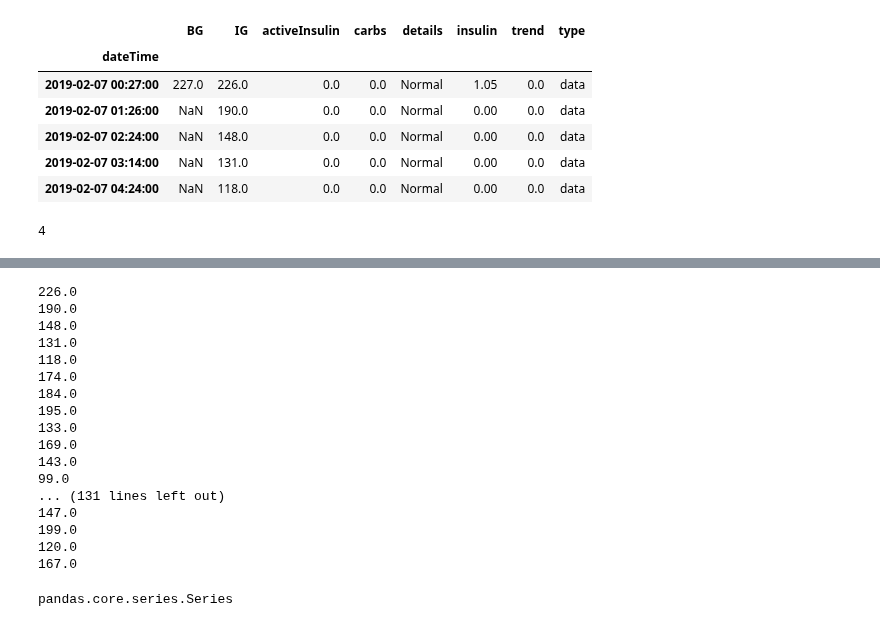
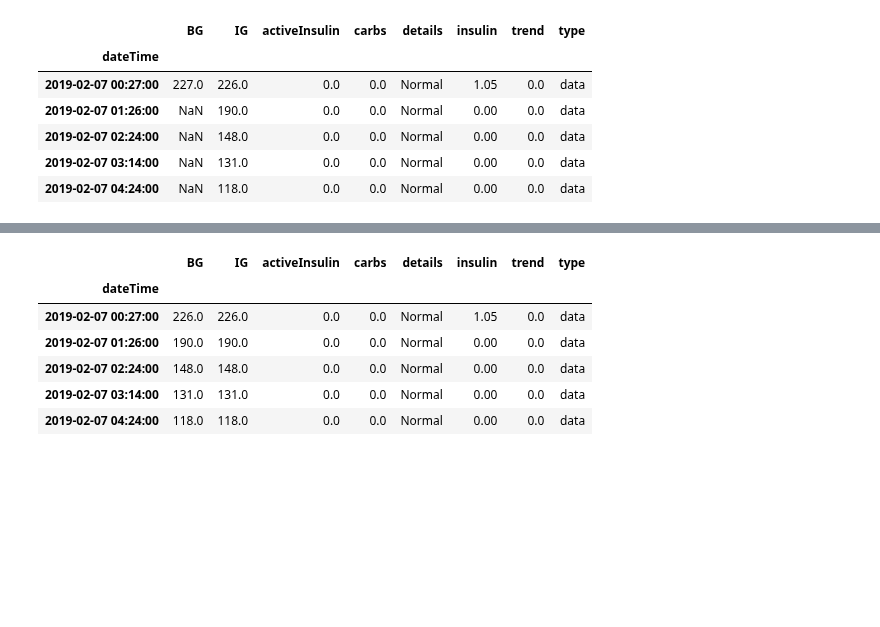
Before and after one commit to gmagannaDevelop/DiabManager, a Jupyter notebook: Parsing.ipynb, the cells around one changed output, grey strips where cells are left out. Drawn from its saved outputs; the diff is of its cells as text; code cells hidden in the pictures; blank space fills up the shorter version.

```diff
--- a/Parsing.ipynb
+++ b/Parsing.ipynb
@@ -119,6 +119,8 @@ data2['BG'] = list(
                        )
                   )
 # %%
-(lambda x, y: x if not np.isnan(x) else y)(4, np.nan)
+data2['IG'] = list(
+                    map(
+                         lambda x, y: x if not np.isnan(x) else y, data['IG'], data['BG']
+                       )
+                  )
-# %% [output]
-4
@@ -127,3 +127,3 @@ x = map( lambda x, y: x if not np.isnan(x) else y, data['IG'], data['BG'] )
 # %%
-data2['BG']
+data2.head()
 # %% [output]
@@ -147,21 +130,7 @@ Name: BG, Length: 147, dtype: float64
+|  | BG | IG | activeInsulin | carbs | details | insulin | trend | type |
+| dateTime |  |  |  |  |  |  |  |  |
+| 2019-02-07 00:27:00 | 226.0 | 226.0 | 0.0 | 0.0 | Normal | 1.05 | 0.0 | data |
+| 2019-02-07 01:26:00 | 190.0 | 190.0 | 0.0 | 0.0 | Normal | 0.00 | 0.0 | data |
+| 2019-02-07 02:24:00 | 148.0 | 148.0 | 0.0 | 0.0 | Normal | 0.00 | 0.0 | data |
+| 2019-02-07 03:14:00 | 131.0 | 131.0 | 0.0 | 0.0 | Normal | 0.00 | 0.0 | data |
+| 2019-02-07 04:24:00 | 118.0 | 118.0 | 0.0 | 0.0 | Normal | 0.00 | 0.0 | data |
-# %%
-for i in x:
-    print(i)
-# %% [output]
-226.0
-190.0
-148.0
-131.0
-118.0
-174.0
-184.0
-195.0
-133.0
-169.0
-143.0
-99.0
-... (131 lines left out)
-147.0
-199.0
-120.0
-167.0
@@ -181,4 +136,0 @@ z = pd.core.series.Series( list(
-# %%
-type(z)
-# %% [output]
-pandas.core.series.Series
```
Also changed, not shown: parts of 10 cells of this notebook, 3 other files.
